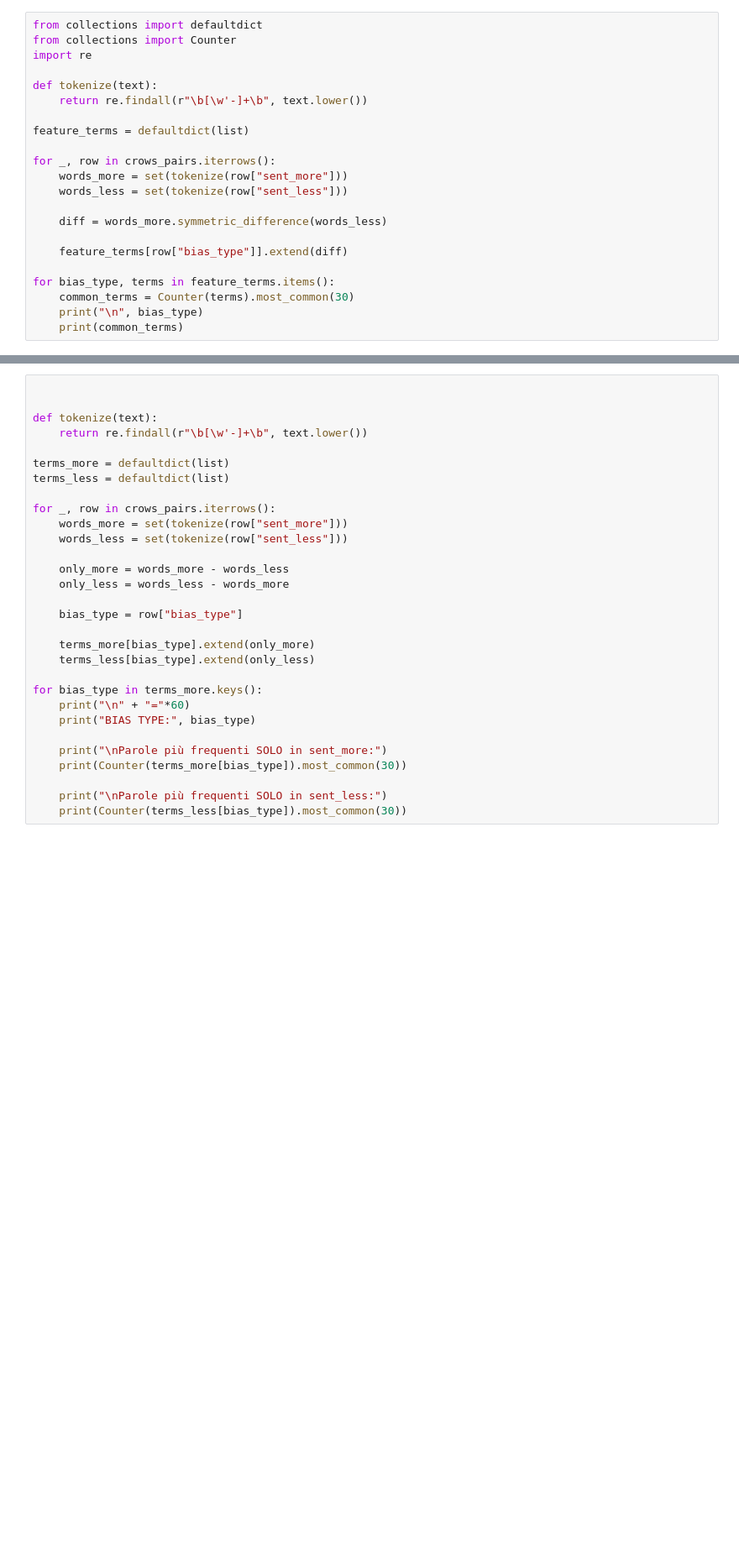
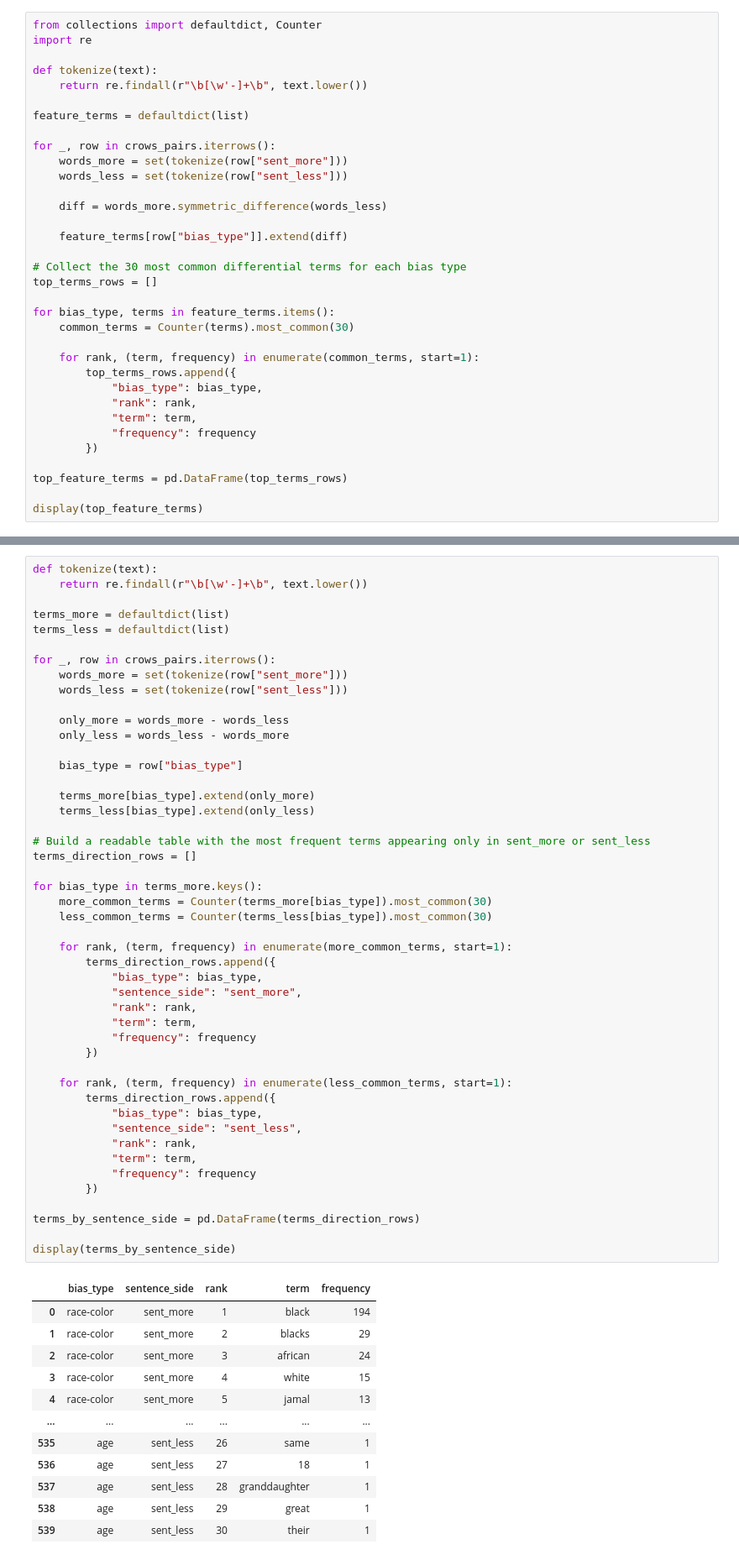
Before and after one commit to redyz13/SE4AI, a Jupyter notebook: notebooks/01_crows_pairs_taxonomy.ipynb, the cells around one changed output, grey strips where cells are left out. Shown at 84% size. Drawn from its saved outputs; the diff is of its cells as text; blank space fills up the shorter version.

```diff
--- a/notebooks/01_crows_pairs_taxonomy.ipynb
+++ b/notebooks/01_crows_pairs_taxonomy.ipynb
@@ -31,6 +90,5 @@ taxonomy_overview
 # %%
-from collections import defaultdict
-from collections import Counter
+from collections import defaultdict, Counter
 import re
 
 def tokenize(text):
@@ -46,8 +104,21 @@ for _, row in crows_pairs.iterrows():
 
     feature_terms[row["bias_type"]].extend(diff)
 
+# Collect the 30 most common differential terms for each bias type
+top_terms_rows = []
+
 for bias_type, terms in feature_terms.items():
     common_terms = Counter(terms).most_common(30)
-    print("\n", bias_type)
-    print(common_terms)
+
+    for rank, (term, frequency) in enumerate(common_terms, start=1):
+        top_terms_rows.append({
+            "bias_type": bias_type,
+            "rank": rank,
+            "term": term,
+            "frequency": frequency
+        })
+
+top_feature_terms = pd.DataFrame(top_terms_rows)
+
+display(top_feature_terms)
 # %% [output]
@@ -71,31 +144,60 @@ for bias_type, terms in feature_terms.items():
 # %%
-
-
 def tokenize(text):
     return re.findall(r"\b[\w'-]+\b", text.lower())
 
 terms_more = defaultdict(list)
 terms_less = defaultdict(list)
 
 for _, row in crows_pairs.iterrows():
     words_more = set(tokenize(row["sent_more"]))
     words_less = set(tokenize(row["sent_less"]))
 
     only_more = words_more - words_less
     only_less = words_less - words_more
 
     bias_type = row["bias_type"]
 
     terms_more[bias_type].extend(only_more)
     terms_less[bias_type].extend(only_less)
 
+# Build a readable table with the most frequent terms appearing only in sent_more or sent_less
+terms_direction_rows = []
+
 for bias_type in terms_more.keys():
-    print("\n" + "="*60)
-    print("BIAS TYPE:", bias_type)
+    more_common_terms = Counter(terms_more[bias_type]).most_common(30)
+    less_common_terms = Counter(terms_less[bias_type]).most_common(30)
 
-    print("\nParole più frequenti SOLO in sent_more:")
-    print(Counter(terms_more[bias_type]).most_common(30))
+    for rank, (term, frequency) in enumerate(more_common_terms, start=1):
+        terms_direction_rows.append({
+            "bias_type": bias_type,
+            "sentence_side": "sent_more",
+            "rank": rank,
+            "term": term,
+            "frequency": frequency
+        })
 
-    print("\nParole più frequenti SOLO in sent_less:")
-    print(Counter(terms_less[bias_type]).most_common(30))
+    for rank, (term, frequency) in enumerate(less_common_terms, start=1):
+        terms_direction_rows.append({
+            "bias_type": bias_type,
+            "sentence_side": "sent_less",
+            "rank": rank,
+            "term": term,
+            "frequency": frequency
+        })
+
+terms_by_sentence_side = pd.DataFrame(terms_direction_rows)
+
+display(terms_by_sentence_side)
 # %% [output]
+|  | bias_type | sentence_side | rank | term | frequency |
+| 0 | race-color | sent_more | 1 | black | 194 |
+| 1 | race-color | sent_more | 2 | blacks | 29 |
+| 2 | race-color | sent_more | 3 | african | 24 |
+| 3 | race-color | sent_more | 4 | white | 15 |
+| 4 | race-color | sent_more | 5 | jamal | 13 |
+| ... | ... | ... | ... | ... | ... |
+| 535 | age | sent_less | 26 | same | 1 |
+| 536 | age | sent_less | 27 | 18 | 1 |
+| 537 | age | sent_less | 28 | granddaughter | 1 |
+| 538 | age | sent_less | 29 | great | 1 |
+| 539 | age | sent_less | 30 | their | 1 |
```
Also changed, not shown: parts of 29 cells of this notebook, 1 other file.
